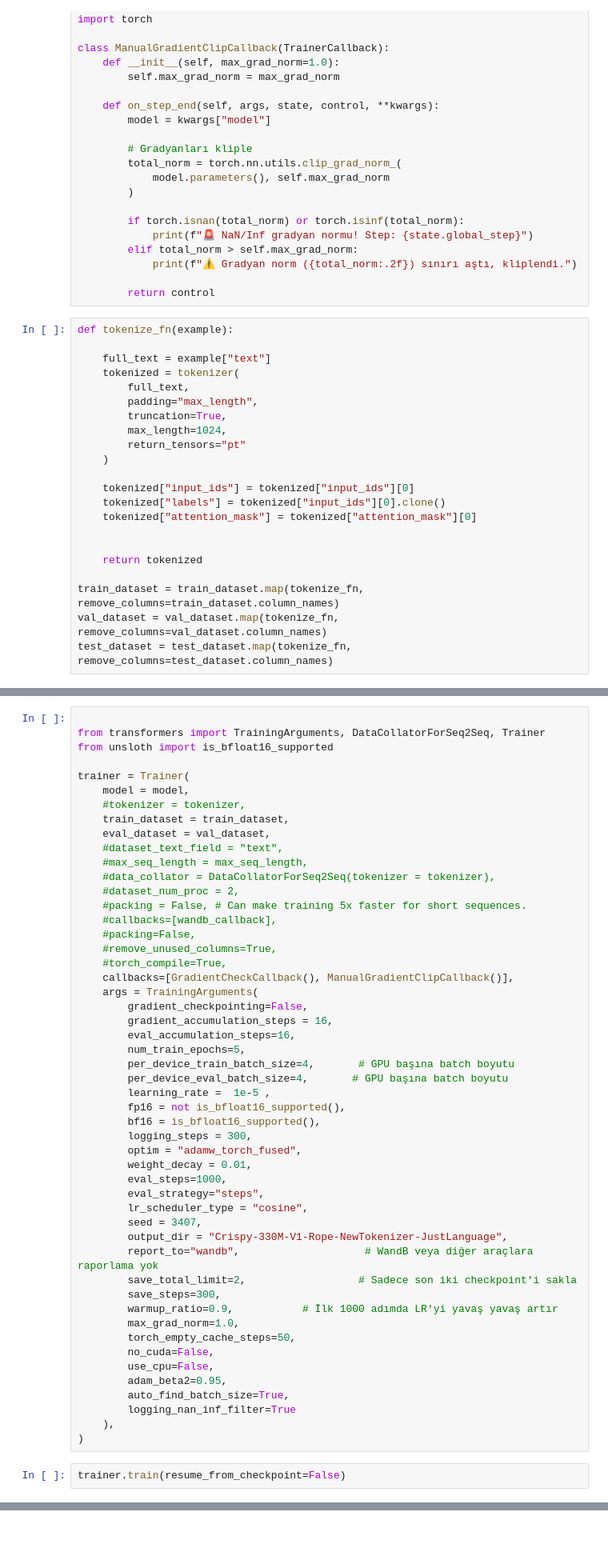
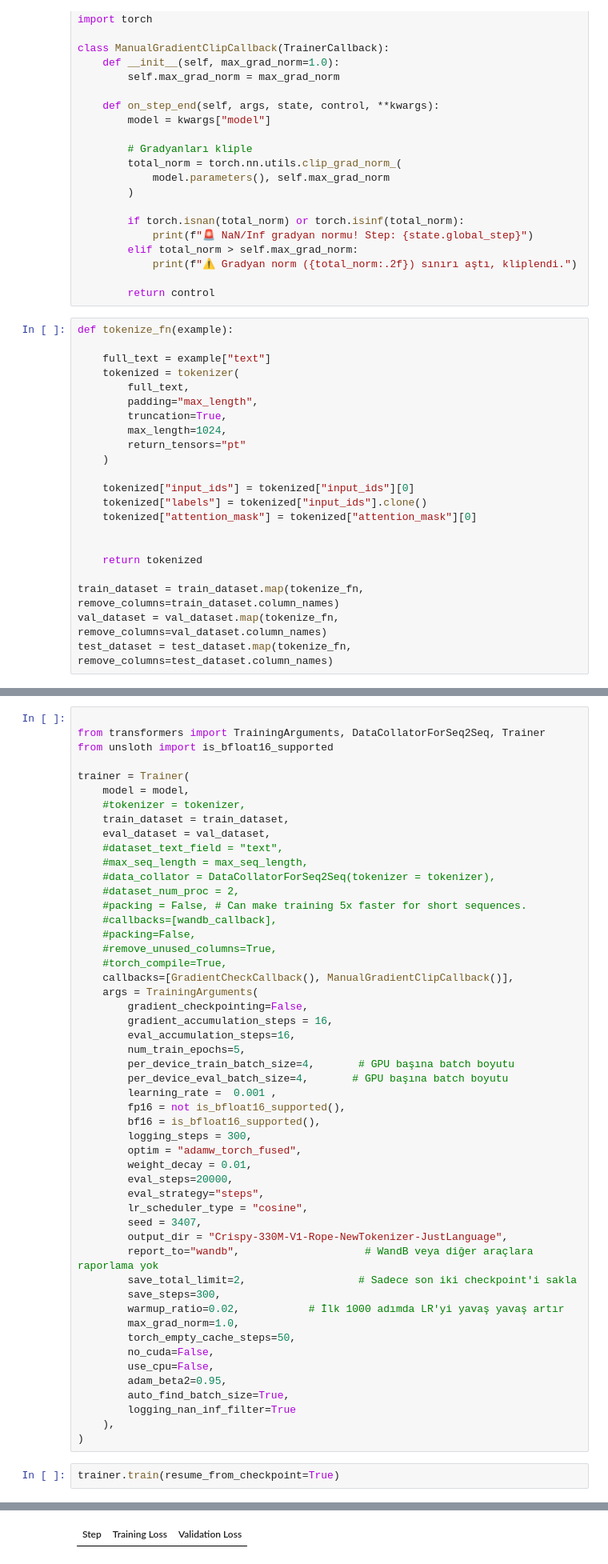
Before and after one commit to osmankrblt/turkish-llm-finetune, a Jupyter notebook: main.ipynb, the cells around one changed output, grey strips where cells are left out. Shown: that part at 80% size. Drawn from its saved outputs; the diff is of its cells as text; blank space fills up the shorter version.

```diff
--- a/main.ipynb
+++ b/main.ipynb
@@ -650,7 +662,7 @@ def tokenize_fn(example):
     )
 
     tokenized["input_ids"] = tokenized["input_ids"][0]
-    tokenized["labels"] = tokenized["input_ids"][0].clone()
+    tokenized["labels"] = tokenized["input_ids"].clone()
     tokenized["attention_mask"] = tokenized["attention_mask"][0]
 
 
@@ -690,13 +726,13 @@ trainer = Trainer(
         num_train_epochs=5,
         per_device_train_batch_size=4,       # GPU başına batch boyutu
         per_device_eval_batch_size=4,       # GPU başına batch boyutu
-        learning_rate =  1e-5 ,
+        learning_rate =  0.001 ,
         fp16 = not is_bfloat16_supported(),
         bf16 = is_bfloat16_supported(),
         logging_steps = 300,
         optim = "adamw_torch_fused",
         weight_decay = 0.01,
-        eval_steps=1000,
+        eval_steps=20000,
         eval_strategy="steps",
         lr_scheduler_type = "cosine",
         seed = 3407,
@@ -704,7 +740,7 @@ trainer = Trainer(
         report_to="wandb",                    # WandB veya diğer araçlara raporlama yok
         save_total_limit=2,                  # Sadece son iki checkpoint'i sakla
         save_steps=300,
-        warmup_ratio=0.9,           # İlk 1000 adımda LR'yi yavaş yavaş artır
+        warmup_ratio=0.02,           # İlk 1000 adımda LR'yi yavaş yavaş artır
         max_grad_norm=1.0,
         torch_empty_cache_steps=50,
         no_cuda=False,
@@ -715,4 +751,5 @@ trainer = Trainer(
     ),
 )
 # %%
-trainer.train(resume_from_checkpoint=False)
+trainer.train(resume_from_checkpoint=True)
+# %% [output]
@@ -719,3 +758,4 @@ trainer.train(resume_from_checkpoint=False)
+| Step | Training Loss | Validation Loss |
 # %%
 # Test değerlendirmesi
 evaluate_model(model, tokenizer, test_dataset, max_seq_length=max_seq_length)
```
Also changed, not shown: parts of 9 cells of this notebook, 1 other file.
